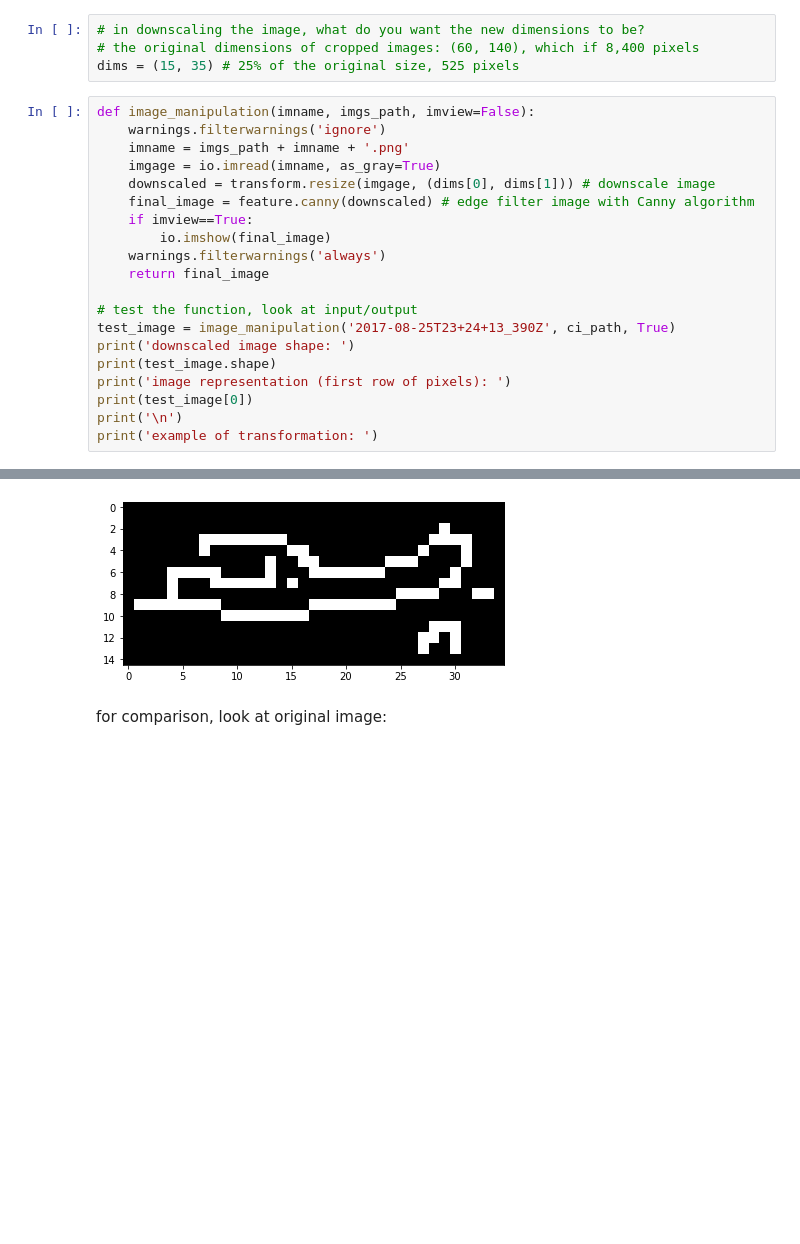
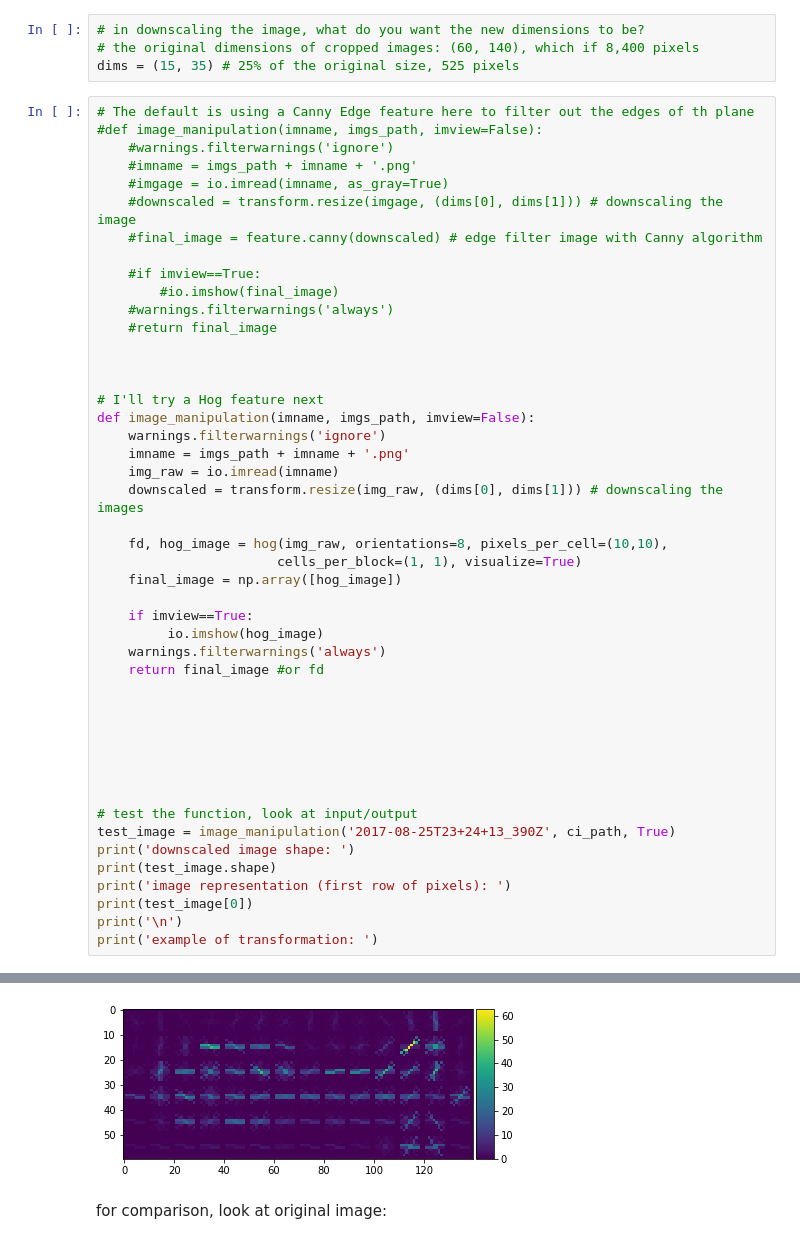
Before and after one commit to ehmiehah/ml, a Jupyter notebook: final_assignment_2/planeimages_first_full_iteration.ipynb, the cells around one changed output, grey strips where cells are left out. Drawn from its saved outputs; the diff is of its cells as text; blank space fills up the shorter version.

```diff
--- a/final_assignment_2/planeimages_first_full_iteration.ipynb
+++ b/final_assignment_2/planeimages_first_full_iteration.ipynb
@@ -51,16 +54,42 @@ scikit-image documentation on methods used for feature extraction:
 # the original dimensions of cropped images: (60, 140), which if 8,400 pixels
 dims = (15, 35) # 25% of the original size, 525 pixels
 # %%
+# The default is using a Canny Edge feature here to filter out the edges of th plane
+#def image_manipulation(imname, imgs_path, imview=False):
+    #warnings.filterwarnings('ignore')
+    #imname = imgs_path + imname + '.png'
+    #imgage = io.imread(imname, as_gray=True)
+    #downscaled = transform.resize(imgage, (dims[0], dims[1])) # downscaling the image
+    #final_image = feature.canny(downscaled) # edge filter image with Canny algorithm
+
+    #if imview==True:
+        #io.imshow(final_image)
+    #warnings.filterwarnings('always')
+    #return final_image
+
+
+
+# I'll try a Hog feature next
 def image_manipulation(imname, imgs_path, imview=False):
     warnings.filterwarnings('ignore')
     imname = imgs_path + imname + '.png'
-    imgage = io.imread(imname, as_gray=True)
-    downscaled = transform.resize(imgage, (dims[0], dims[1])) # downscale image
-    final_image = feature.canny(downscaled) # edge filter image with Canny algorithm
+    img_raw = io.imread(imname)
+    downscaled = transform.resize(img_raw, (dims[0], dims[1])) # downscaling the images
+
+    fd, hog_image = hog(img_raw, orientations=8, pixels_per_cell=(10,10),
+                       cells_per_block=(1, 1), visualize=True)
+    final_image = np.array([hog_image])
+
     if imview==True:
-        io.imshow(final_image)
+         io.imshow(hog_image)
     warnings.filterwarnings('always')
-    return final_image
+    return final_image #or fd
+
+
+
+
+
+
 
 # test the function, look at input/output
 test_image = image_manipulation('2017-08-25T23+24+13_390Z', ci_path, True)
@@ -80,7 +113,7 @@ image representation (first row of pixels):
 
 
 example of transformation:
-[figure, old version]
+[figure, new version]
 # %% [markdown]
 for comparison, look at original image:
 # %%
```
Also changed, not shown: parts of 17 cells of this notebook, 2 other files.
